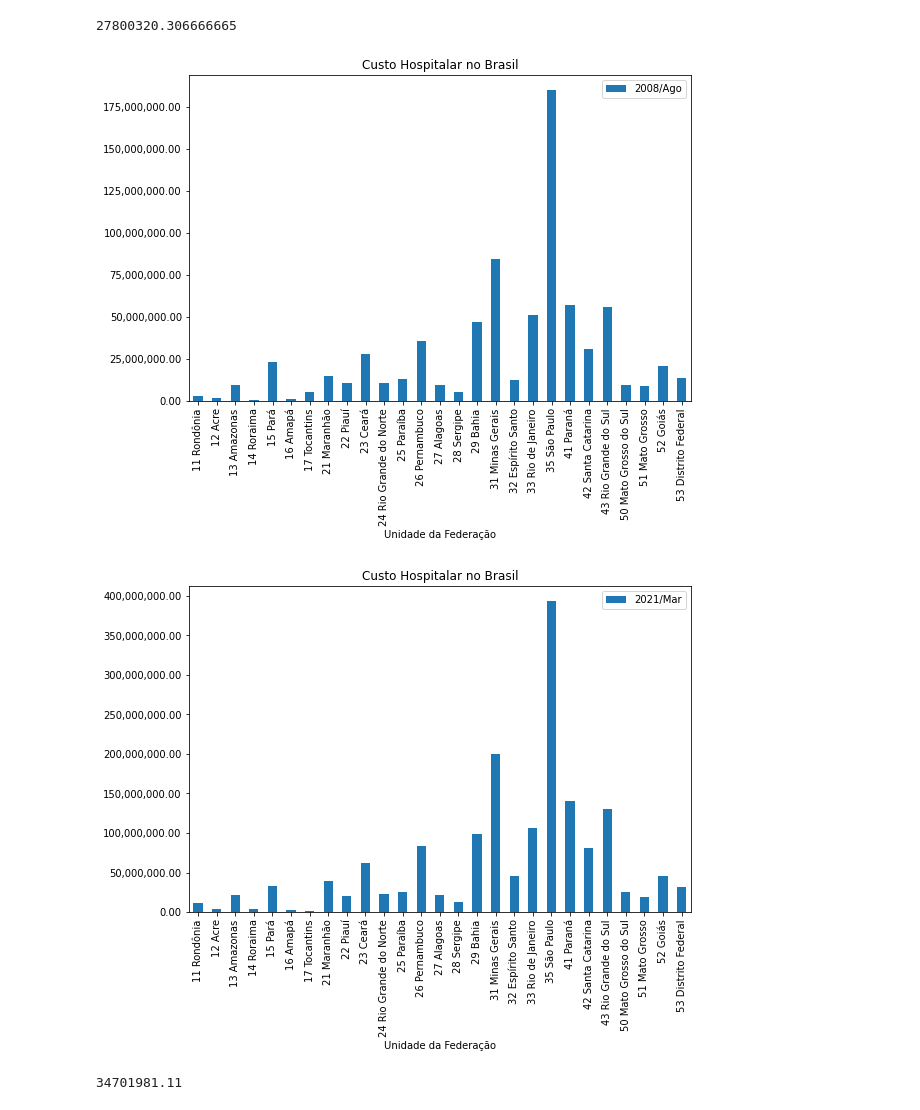
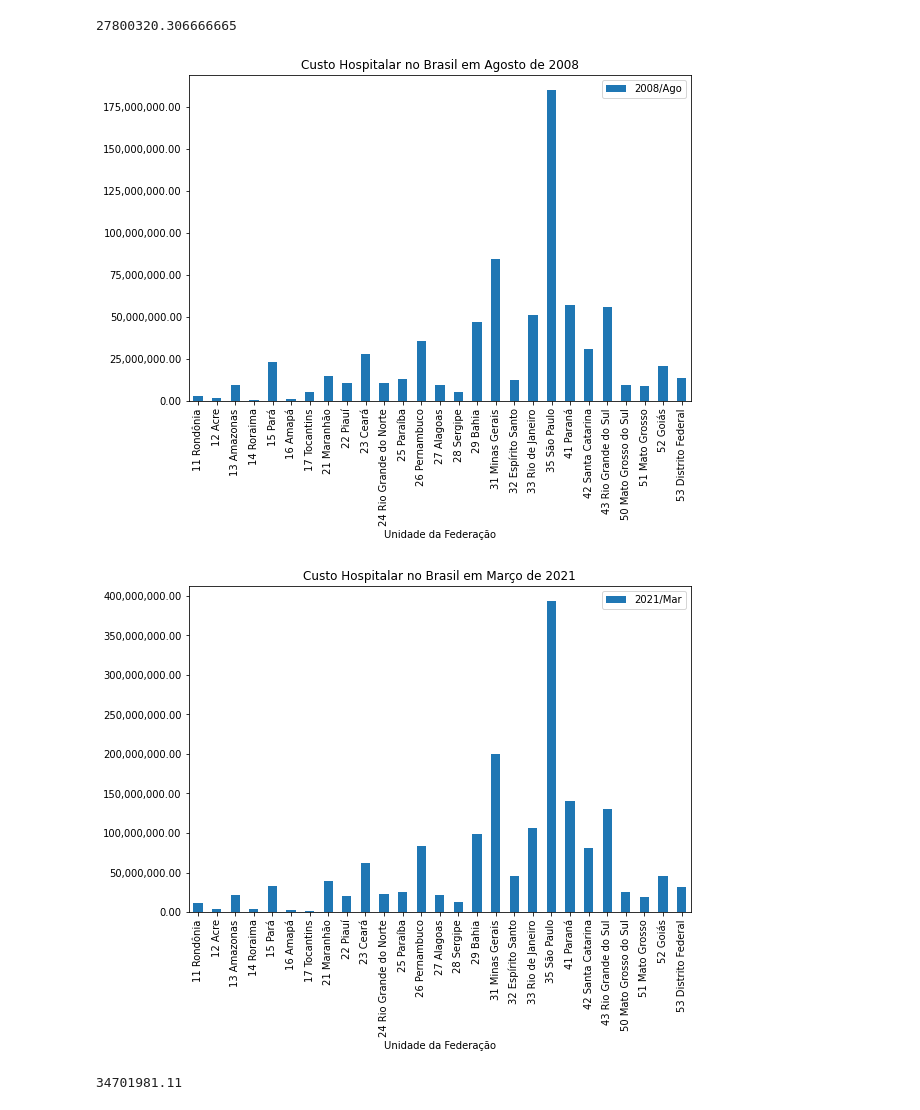
Before and after one commit to dougfeltrim/Bootcamp_Data_Science_Aplicada, a Jupyter notebook: Bootcamp_Data_Science_Aplicada.ipynb, the cells around one changed output. Drawn from its saved outputs; the diff is of its cells as text; code cells hidden in the pictures.

```diff
--- a/Bootcamp_Data_Science_Aplicada.ipynb
+++ b/Bootcamp_Data_Science_Aplicada.ipynb
@@ -60,22 +60,22 @@ dados['2008/Ago'].mean()
 # %%
 import matplotlib.pyplot as plt
 import matplotlib.ticker as ticker
 
 ax = dados.plot(x='Unidade da Federação' , y='2008/Ago', kind='bar', figsize=(9,6))
 ax.yaxis.set_major_formatter(ticker.StrMethodFormatter('{x:,.2f}'))
-plt.title("Custo Hospitalar no Brasil")
+plt.title("Custo Hospitalar no Brasil em Agosto de 2008")
 
-a = plt.show()
+plt.show()
 # %% [output]
-[figure, old version]
+[figure, new version]
 # %%
 ax = dados.plot(x='Unidade da Federação' , y='2021/Mar', kind='bar', figsize=(9,6))
 ax.yaxis.set_major_formatter(ticker.StrMethodFormatter('{x:,.2f}'))
-plt.title("Custo Hospitalar no Brasil")
+plt.title("Custo Hospitalar no Brasil em Março de 2021")
 
 plt.show()
 # %% [output]
-[figure, old version]
+[figure, new version]
 # %%
 diferenca = dados['2021/Mar'].mean() - dados['2008/Ago'].mean()
 print('%.2f' %  diferenca)
```
